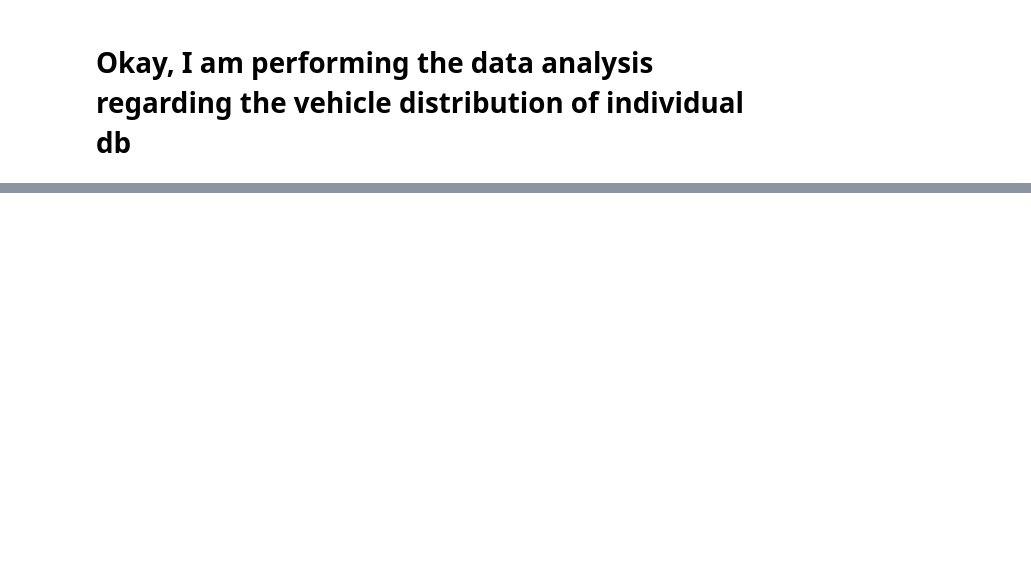
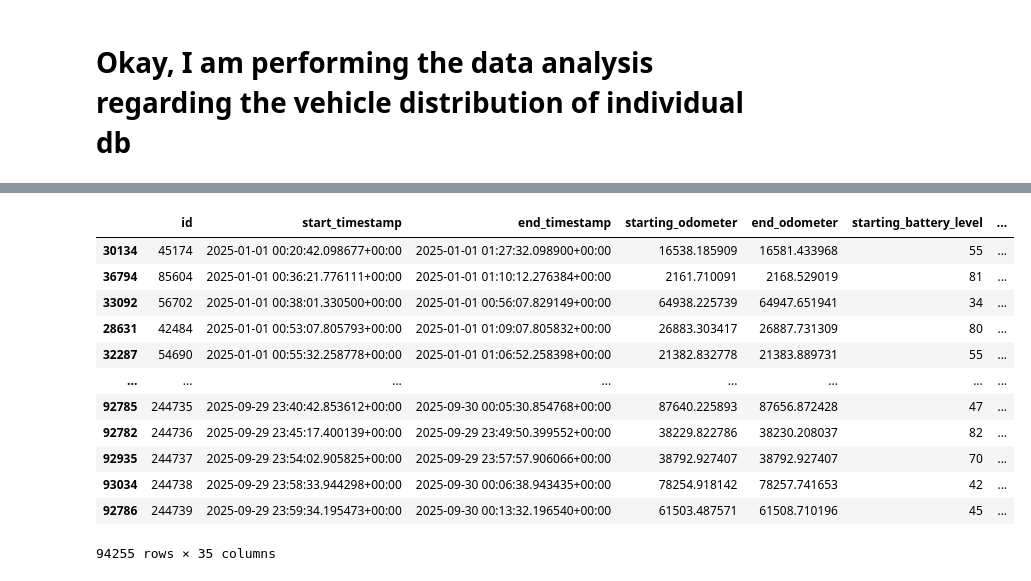
Before and after one commit to ZEVA-Global-Inc/ZEVA_data_storytelling, a Jupyter notebook: zeva_storytelling.ipynb, the cells around one changed output, grey strips where cells are left out. Cells and saved outputs as stored; diff of their text form; code cells hidden in the pictures; blank space fills up the shorter version.

```diff
--- a/zeva_storytelling.ipynb
+++ b/zeva_storytelling.ipynb
@@ -378,0 +509,17 @@ individual_vehicle
+# %%
+# I would like to know all the vehicle that at least provide at least one trip after year 2025
+all_individual_car = individual_trips['']
+# %% [output]
+|  | id | start_timestamp | end_timestamp | starting_odometer | end_odometer | starting_battery_level | ... |
+| 30134 | 45174 | 2025-01-01 00:20:42.098677+00:00 | 2025-01-01 01:27:32.098900+00:00 | 16538.185909 | 16581.433968 | 55 | ... |
+| 36794 | 85604 | 2025-01-01 00:36:21.776111+00:00 | 2025-01-01 01:10:12.276384+00:00 | 2161.710091 | 2168.529019 | 81 | ... |
+| 33092 | 56702 | 2025-01-01 00:38:01.330500+00:00 | 2025-01-01 00:56:07.829149+00:00 | 64938.225739 | 64947.651941 | 34 | ... |
+| 28631 | 42484 | 2025-01-01 00:53:07.805793+00:00 | 2025-01-01 01:09:07.805832+00:00 | 26883.303417 | 26887.731309 | 80 | ... |
+| 32287 | 54690 | 2025-01-01 00:55:32.258778+00:00 | 2025-01-01 01:06:52.258398+00:00 | 21382.832778 | 21383.889731 | 55 | ... |
+| ... | ... | ... | ... | ... | ... | ... | ... |
+| 92785 | 244735 | 2025-09-29 23:40:42.853612+00:00 | 2025-09-30 00:05:30.854768+00:00 | 87640.225893 | 87656.872428 | 47 | ... |
+| 92782 | 244736 | 2025-09-29 23:45:17.400139+00:00 | 2025-09-29 23:49:50.399552+00:00 | 38229.822786 | 38230.208037 | 82 | ... |
+| 92935 | 244737 | 2025-09-29 23:54:02.905825+00:00 | 2025-09-29 23:57:57.906066+00:00 | 38792.927407 | 38792.927407 | 70 | ... |
+| 93034 | 244738 | 2025-09-29 23:58:33.944298+00:00 | 2025-09-30 00:06:38.943435+00:00 | 78254.918142 | 78257.741653 | 42 | ... |
+| 92786 | 244739 | 2025-09-29 23:59:34.195473+00:00 | 2025-09-30 00:13:32.196540+00:00 | 61503.487571 | 61508.710196 | 45 | ... |
+94255 rows × 35 columns
```
Also changed, not shown: parts of 9 cells of this notebook.
